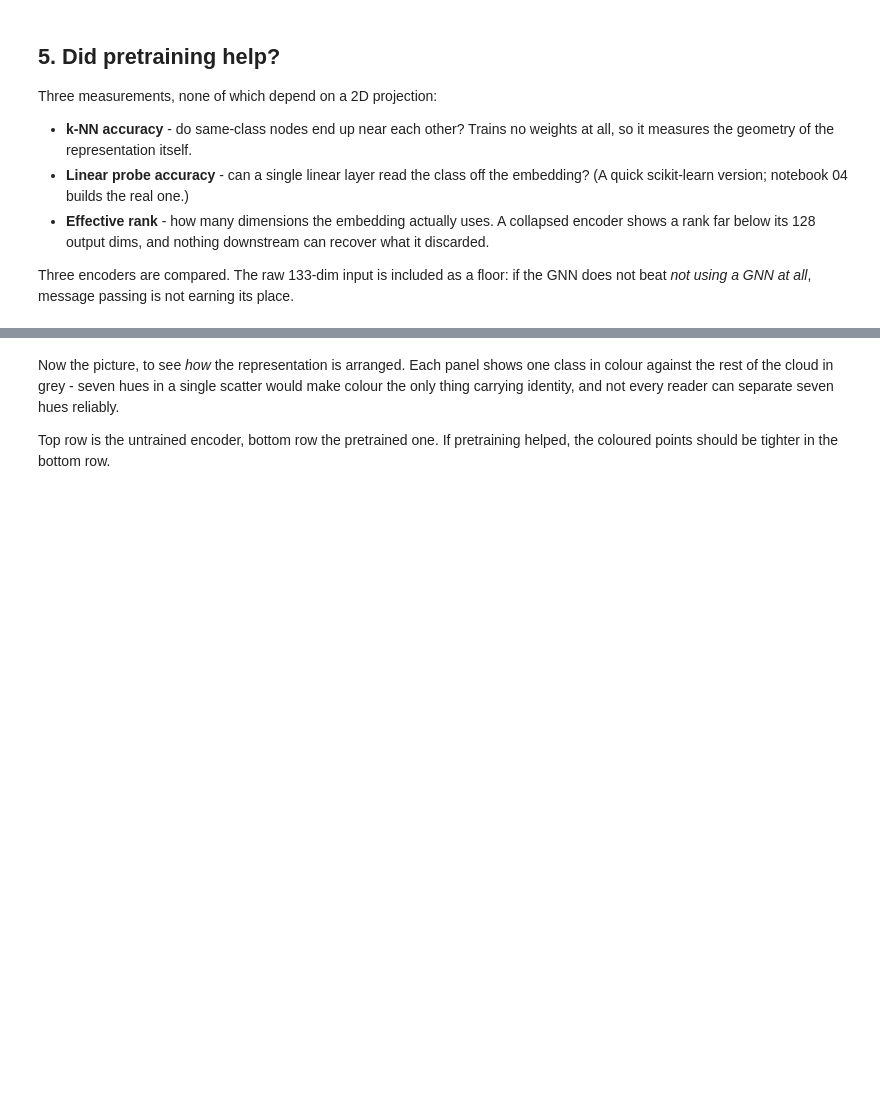
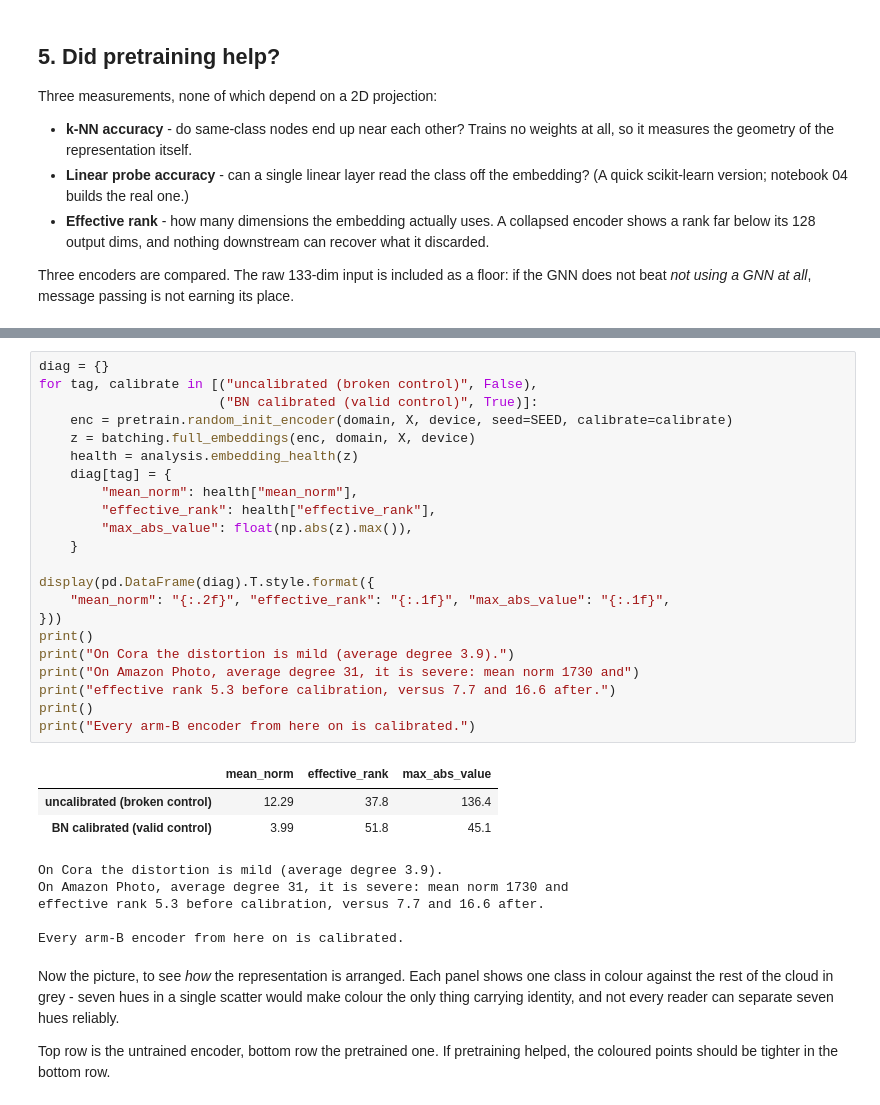
Before and after one commit to kibda/OmniGraph, a Jupyter notebook: notebooks/03_encoder_dgi.ipynb, the cells around one changed output, grey strips where cells are left out. Saved outputs shown, nothing was run; the diff lists cells and outputs as text; blank space fills up the shorter version.

```diff
--- a/notebooks/03_encoder_dgi.ipynb
+++ b/notebooks/03_encoder_dgi.ipynb
@@ -346,3 +367,34 @@ majority-class baseline: 0.302
+# %%
+diag = {}
+for tag, calibrate in [("uncalibrated (broken control)", False),
+                       ("BN calibrated (valid control)", True)]:
+    enc = pretrain.random_init_encoder(domain, X, device, seed=SEED, calibrate=calibrate)
+    z = batching.full_embeddings(enc, domain, X, device)
+    health = analysis.embedding_health(z)
+    diag[tag] = {
+        "mean_norm": health["mean_norm"],
+        "effective_rank": health["effective_rank"],
+        "max_abs_value": float(np.abs(z).max()),
+    }
+
+display(pd.DataFrame(diag).T.style.format({
+    "mean_norm": "{:.2f}", "effective_rank": "{:.1f}", "max_abs_value": "{:.1f}",
+}))
+print()
+print("On Cora the distortion is mild (average degree 3.9).")
+print("On Amazon Photo, average degree 31, it is severe: mean norm 1730 and")
+print("effective rank 5.3 before calibration, versus 7.7 and 16.6 after.")
+print()
+print("Every arm-B encoder from here on is calibrated.")
+# %% [output]
+|  | mean_norm | effective_rank | max_abs_value |
+| uncalibrated (broken control) | 12.29 | 37.8 | 136.4 |
+| BN calibrated (valid control) | 3.99 | 51.8 | 45.1 |
+On Cora the distortion is mild (average degree 3.9).
+On Amazon Photo, average degree 31, it is severe: mean norm 1730 and
+effective rank 5.3 before calibration, versus 7.7 and 16.6 after.
+
+Every arm-B encoder from here on is calibrated.
 # %% [markdown]
 Now the picture, to see *how* the representation is arranged. Each panel shows
 one class in colour against the rest of the cloud in grey - seven hues in a
```
Also changed, not shown: parts of 7 cells of this notebook, 5 other files.
